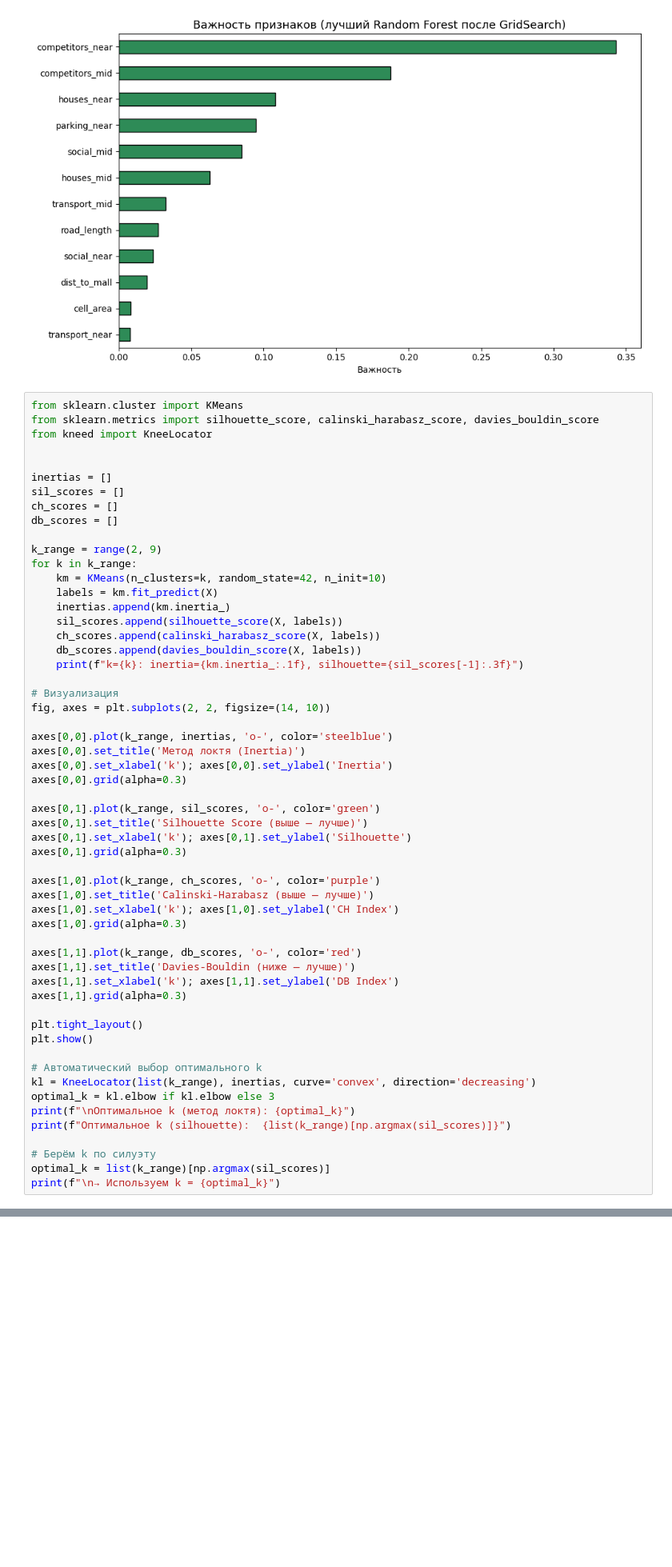
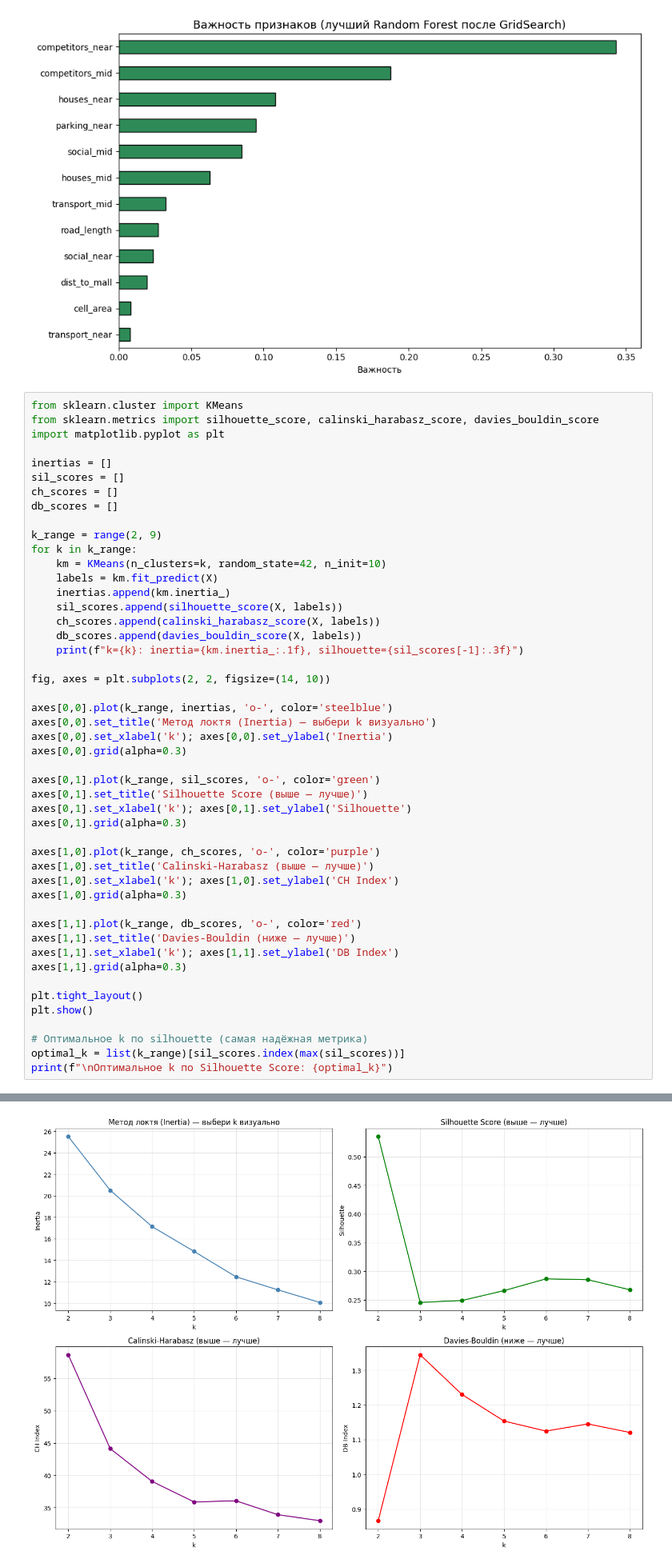
Before and after one commit to yulia3006/ml-basics, a Jupyter notebook: Практическая_работа_№ 12.2_Геомаркетинговое_исследование_территорий_ipynb".ipynb, the cells around one changed output, grey strips where cells are left out. Shown at 80% size. Cells and saved outputs as stored; diff of their text form; blank space fills up the shorter version.

```diff
--- a/Практическая_работа_№ 12.2_Геомаркетинговое_исследование_территорий_ipynb".ipynb
+++ b/Практическая_работа_№ 12.2_Геомаркетинговое_исследование_территорий_ipynb".ipynb
@@ -888,8 +888,7 @@ Fitting 5 folds for each of 216 candidates, totalling 1080 fits
 # %%
 from sklearn.cluster import KMeans
 from sklearn.metrics import silhouette_score, calinski_harabasz_score, davies_bouldin_score
-from kneed import KneeLocator
-
+import matplotlib.pyplot as plt
 
 inertias = []
 sil_scores = []
@@ -906,11 +905,10 @@ for k in k_range:
     db_scores.append(davies_bouldin_score(X, labels))
     print(f"k={k}: inertia={km.inertia_:.1f}, silhouette={sil_scores[-1]:.3f}")
 
-# Визуализация
 fig, axes = plt.subplots(2, 2, figsize=(14, 10))
 
 axes[0,0].plot(k_range, inertias, 'o-', color='steelblue')
-axes[0,0].set_title('Метод локтя (Inertia)')
+axes[0,0].set_title('Метод локтя (Inertia) — выбери k визуально')
 axes[0,0].set_xlabel('k'); axes[0,0].set_ylabel('Inertia')
 axes[0,0].grid(alpha=0.3)
 
@@ -932,13 +930,7 @@ axes[1,1].grid(alpha=0.3)
 plt.tight_layout()
 plt.show()
 
-# Автоматический выбор оптимального k
-kl = KneeLocator(list(k_range), inertias, curve='convex', direction='decreasing')
-optimal_k = kl.elbow if kl.elbow else 3
-print(f"\nОптимальное k (метод локтя): {optimal_k}")
-print(f"Оптимальное k (silhouette):  {list(k_range)[np.argmax(sil_scores)]}")
-
-# Берём k по силуэту
-optimal_k = list(k_range)[np.argmax(sil_scores)]
-print(f"\n→ Используем k = {optimal_k}")
+# Оптимальное k по silhouette (самая надёжная метрика)
+optimal_k = list(k_range)[sil_scores.index(max(sil_scores))]
+print(f"\nОптимальное k по Silhouette Score: {optimal_k}")
 # %% [output]
@@ -945,0 +944 @@ ModuleNotFoundError: No module named 'kneed'
+[figure, added]
```
Also changed, not shown: parts of 4 cells of this notebook.
